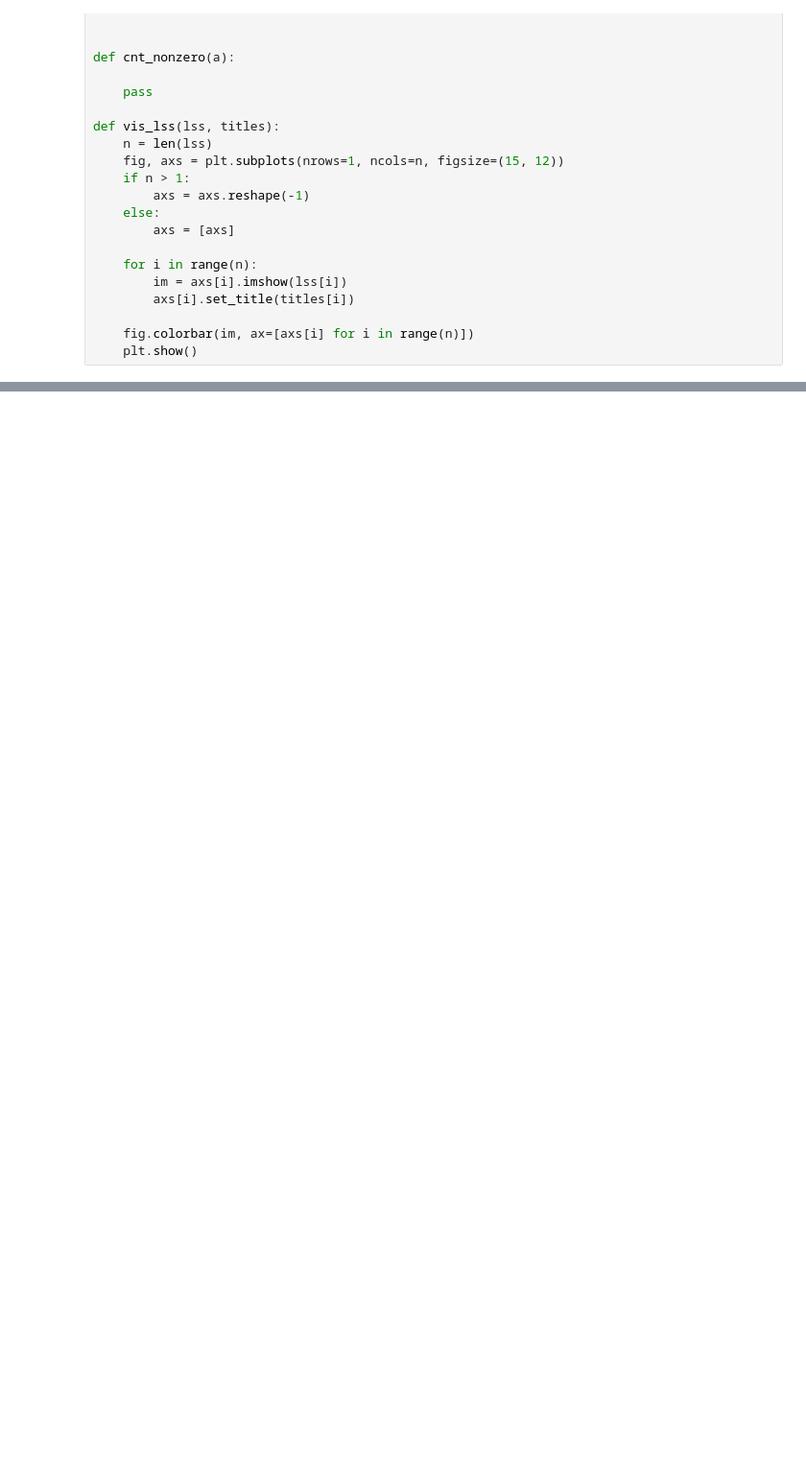
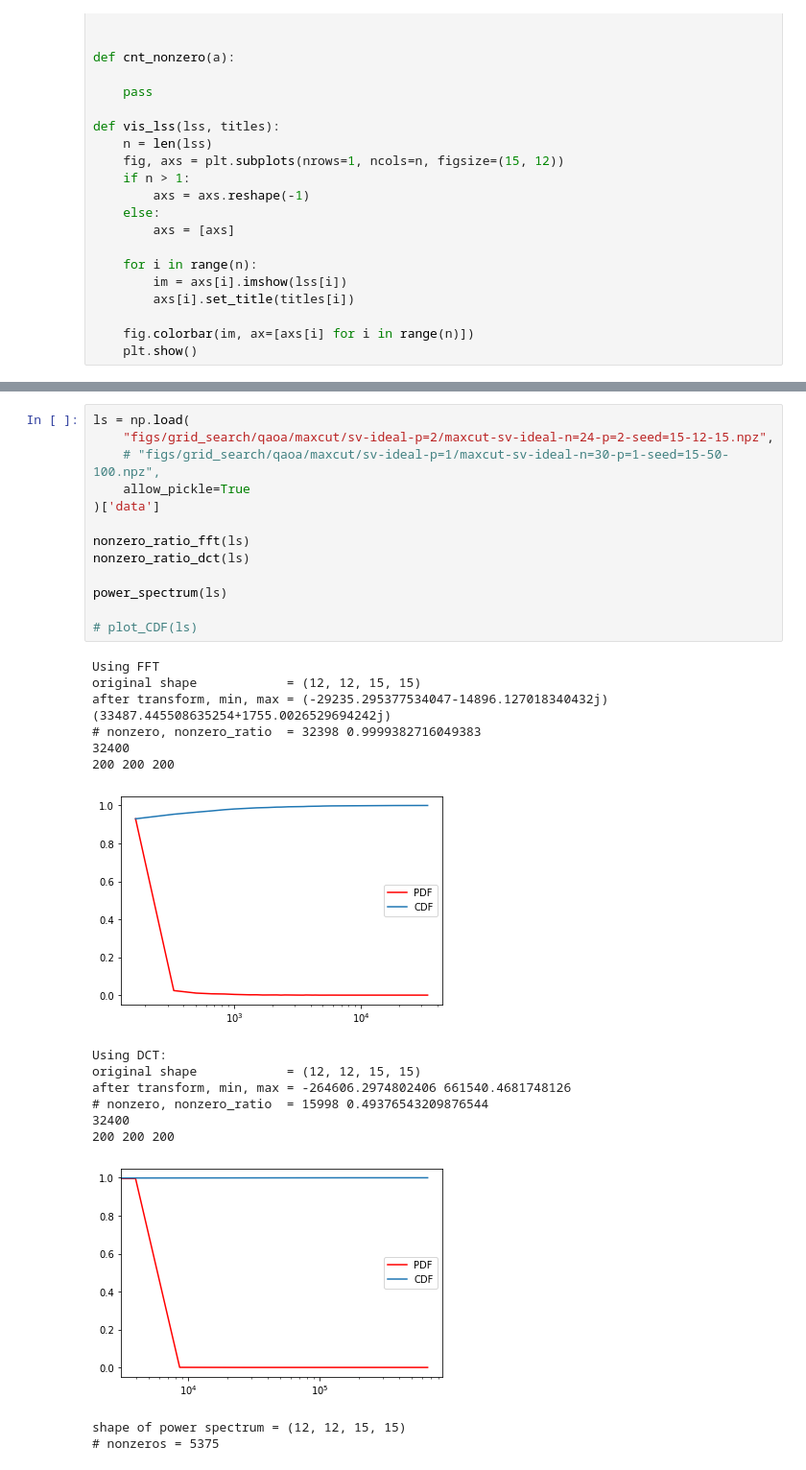
Before and after one commit to kunliu7/oscar, a Jupyter notebook: DCT_compression.ipynb, the cells around one changed output, grey strips where cells are left out. Shown at 96% size. Cells and saved outputs as stored; diff of their text form; blank space fills up the shorter version.

```diff
--- a/DCT_compression.ipynb
+++ b/DCT_compression.ipynb
@@ -113,0 +179,30 @@ array([[1],
+# %%
+ls = np.load(
+    "figs/grid_search/qaoa/maxcut/sv-ideal-p=2/maxcut-sv-ideal-n=24-p=2-seed=15-12-15.npz",
+    # "figs/grid_search/qaoa/maxcut/sv-ideal-p=1/maxcut-sv-ideal-n=30-p=1-seed=15-50-100.npz",
+    allow_pickle=True
+)['data']
+
+nonzero_ratio_fft(ls)
+nonzero_ratio_dct(ls)
+
+power_spectrum(ls)
+
+# plot_CDF(ls)
+# %% [output]
+Using FFT
+original shape            = (12, 12, 15, 15)
+after transform, min, max = (-29235.295377534047-14896.127018340432j) (33487.445508635254+1755.0026529694242j)
+# nonzero, nonzero_ratio  = 32398 0.9999382716049383
+32400
+200 200 200
+[figure, added]
+Using DCT:
+original shape            = (12, 12, 15, 15)
+after transform, min, max = -264606.2974802406 661540.4681748126
+# nonzero, nonzero_ratio  = 15998 0.49376543209876544
+32400
+200 200 200
+[figure, added]
+shape of power spectrum = (12, 12, 15, 15)
+# nonzeros = 5375
```
Also changed, not shown: parts of 7 cells of this notebook, 2 other files.
